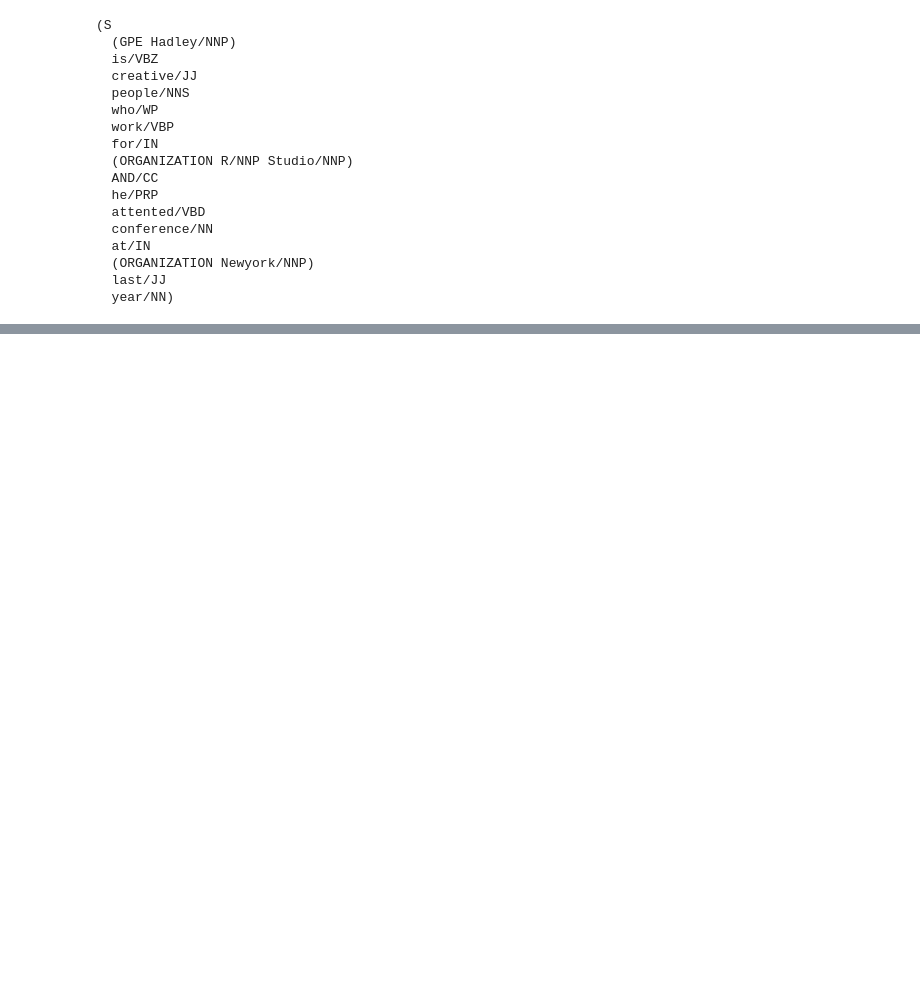
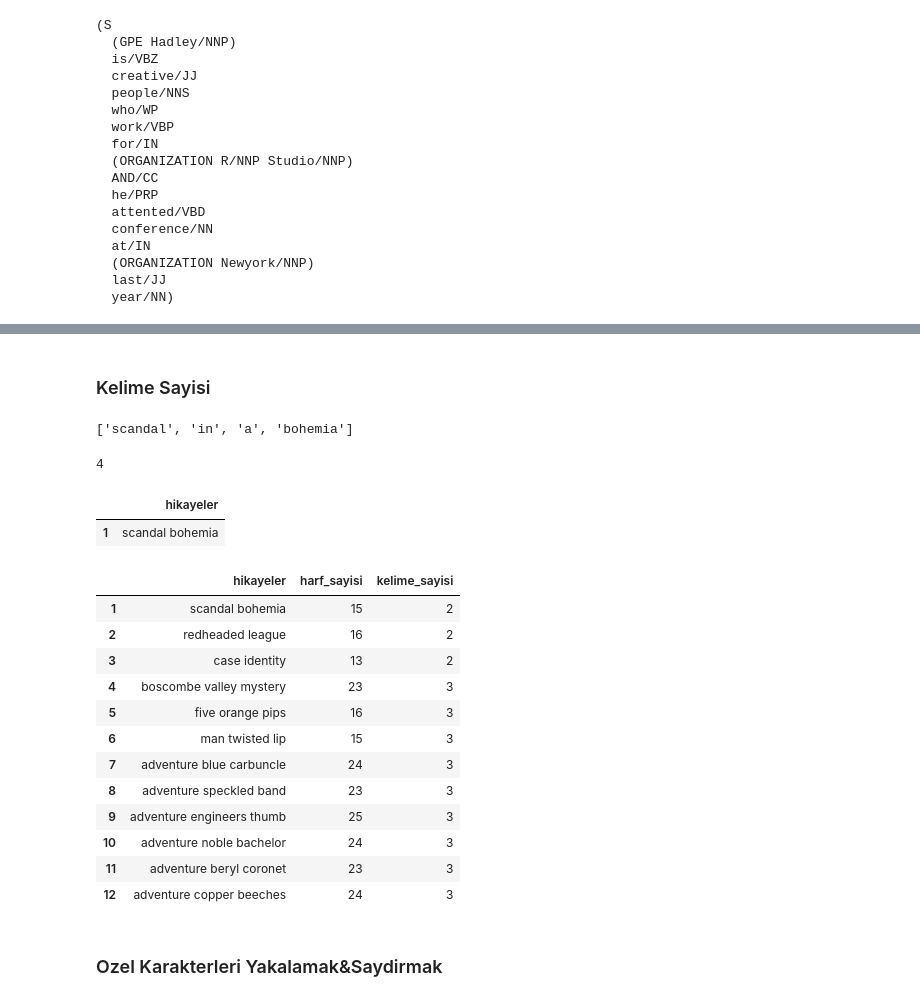
Before and after one commit to ElifSeven/nlp-film-commands, a Jupyter notebook: nlp-practice.ipynb, the cells around one changed output, grey strips where cells are left out. Drawn from its saved outputs; the diff is of its cells as text; code cells hidden in the pictures; blank space fills up the shorter version.

```diff
--- a/nlp-practice.ipynb
+++ b/nlp-practice.ipynb
@@ -574,0 +625,2 @@ print(ne_chunk(pos_tag(word_tokenize(cumle))))
+# %% [markdown]
+### Kelime Sayisi
@@ -574,0 +629,13 @@ print(ne_chunk(pos_tag(word_tokenize(cumle))))
+# %%
+a.split()
+# %% [output]
+['scandal', 'in', 'a', 'bohemia']
+# %%
+len(a.split())
+# %% [output]
+4
+# %%
+o_df.iloc[0:1,0:1]
+# %% [output]
+|  | hikayeler |
+| 1 | scandal bohemia |
@@ -574,0 +644,18 @@ print(ne_chunk(pos_tag(word_tokenize(cumle))))
+# %%
+o_df
+# %% [output]
+|  | hikayeler | harf_sayisi | kelime_sayisi |
+| 1 | scandal bohemia | 15 | 2 |
+| 2 | redheaded league | 16 | 2 |
+| 3 | case identity | 13 | 2 |
+| 4 | boscombe valley mystery | 23 | 3 |
+| 5 | five orange pips | 16 | 3 |
+| 6 | man twisted lip | 15 | 3 |
+| 7 | adventure blue carbuncle | 24 | 3 |
+| 8 | adventure speckled band | 23 | 3 |
+| 9 | adventure engineers thumb | 25 | 3 |
+| 10 | adventure noble bachelor | 24 | 3 |
+| 11 | adventure beryl coronet | 23 | 3 |
+| 12 | adventure copper beeches | 24 | 3 |
+# %% [markdown]
+### Ozel Karakterleri Yakalamak&Saydirmak
```
Also changed, not shown: parts of 24 cells of this notebook.
